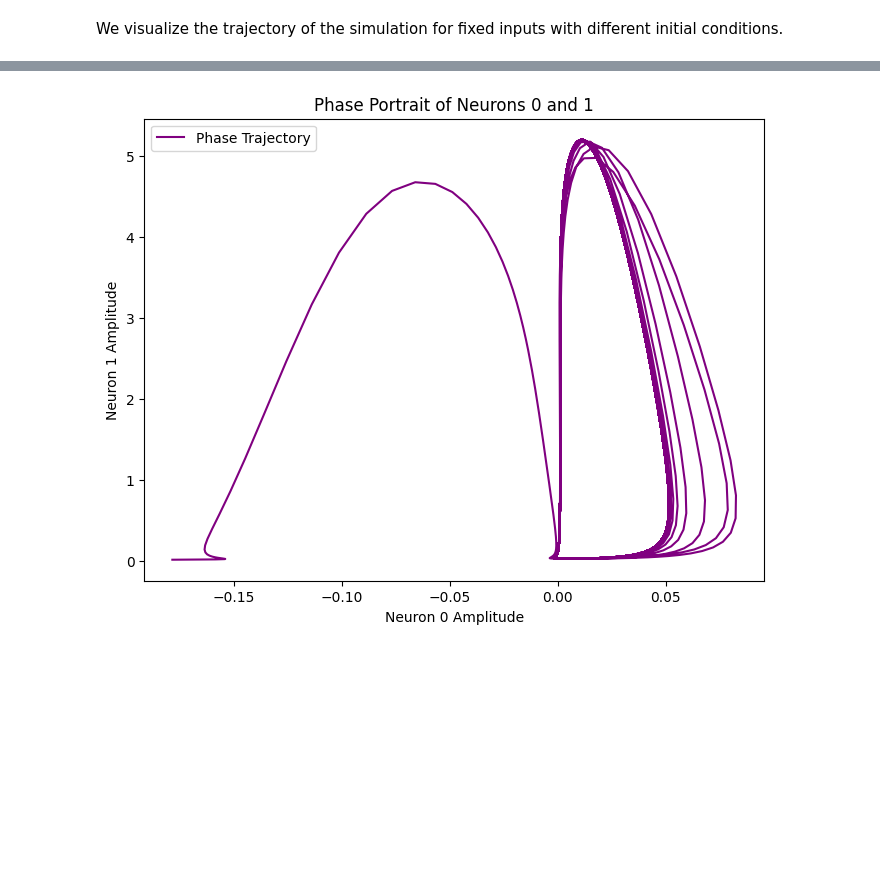
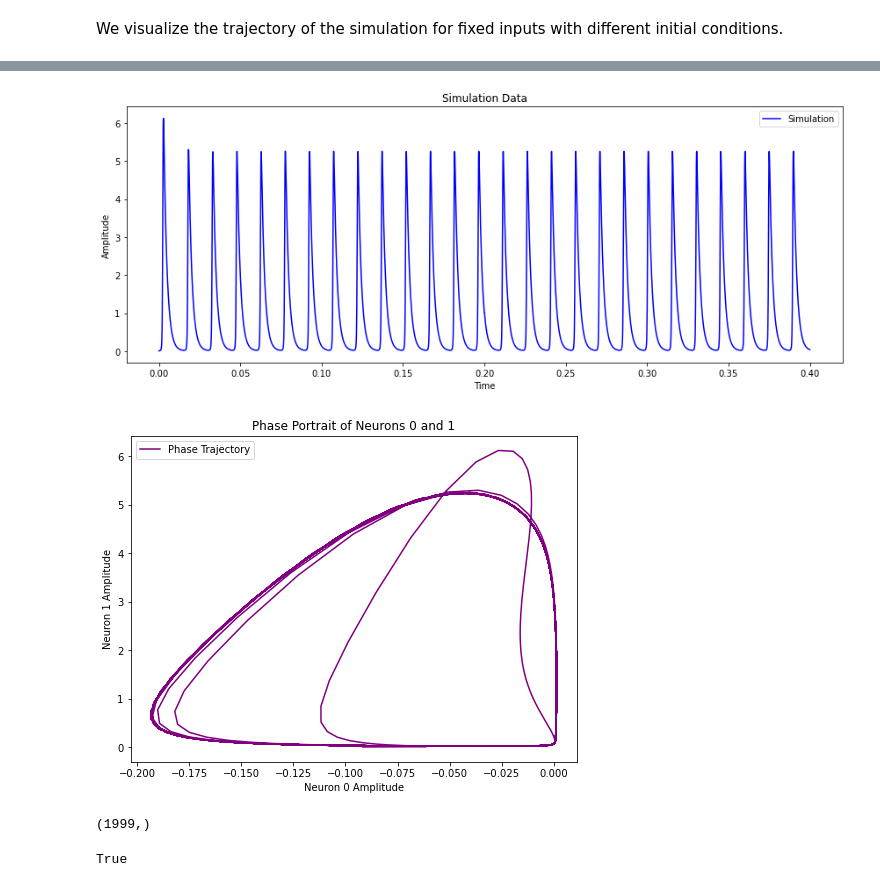
Before and after one commit to shivangrawat/perturbed_organics, a Jupyter notebook: examples/fixed_input_traj.ipynb, the cells around one changed output, grey strips where cells are left out. Drawn from its saved outputs; the diff is of its cells as text; code cells hidden in the pictures; blank space fills up the shorter version.

```diff
--- a/examples/fixed_input_traj.ipynb
+++ b/examples/fixed_input_traj.ipynb
@@ -337,16 +356,34 @@ plt.show()
+# %%
+# Assume idx, t, sim, z_func, model.kwargs are already defined
+# Create a figure with one subplot
+fig, ax = plt.subplots(figsize=(12, 5))
+
+# Plot the simulation data
+ax.plot(t, total_traj[:, idx + 100].detach().numpy(), label='Simulation', color='blue')
+ax.set_title('Simulation Data')
+ax.set_xlabel('Time')
+ax.set_ylabel('Amplitude')
+ax.legend()
+# ax.grid(True)
+# plt.xlim([3.5, 4])
+
+plt.tight_layout()
+plt.show()
+# %% [output]
+[figure, added]
 # %%
 # Extract the simulation data for neurons 0 and 1
 sim_neuron0 = total_traj[:, idx].detach().numpy()
-sim_neuron1 = total_traj[:, idx + 101].detach().numpy()
+sim_neuron1 = total_traj[:, idx + 100].detach().numpy()
 
 # Create the phase portrait plot
 plt.figure(figsize=(8, 6))
 plt.plot(sim_neuron0, sim_neuron1, label='Phase Trajectory', color='purple')
 plt.xlabel('Neuron 0 Amplitude')
 plt.ylabel('Neuron 1 Amplitude')
 plt.title('Phase Portrait of Neurons 0 and 1')
 plt.legend()
 # plt.grid(True)
 plt.show()
 # %% [output]
-[figure, old version]
+[figure, new version]
@@ -352,0 +451,10 @@ plt.show()
+# %%
+signal_data = traj_segment[:, 0].detach().numpy()
+# signal_data = total_traj[0:traj_segment.shape[0], 0].detach().numpy()
+print(signal_data.shape)
+# %% [output]
+(1999,)
+# %%
+claude_is_periodic(signal_data, threshold=0.0)
+# %% [output]
+True
```
Also changed, not shown: parts of 8 cells of this notebook.
